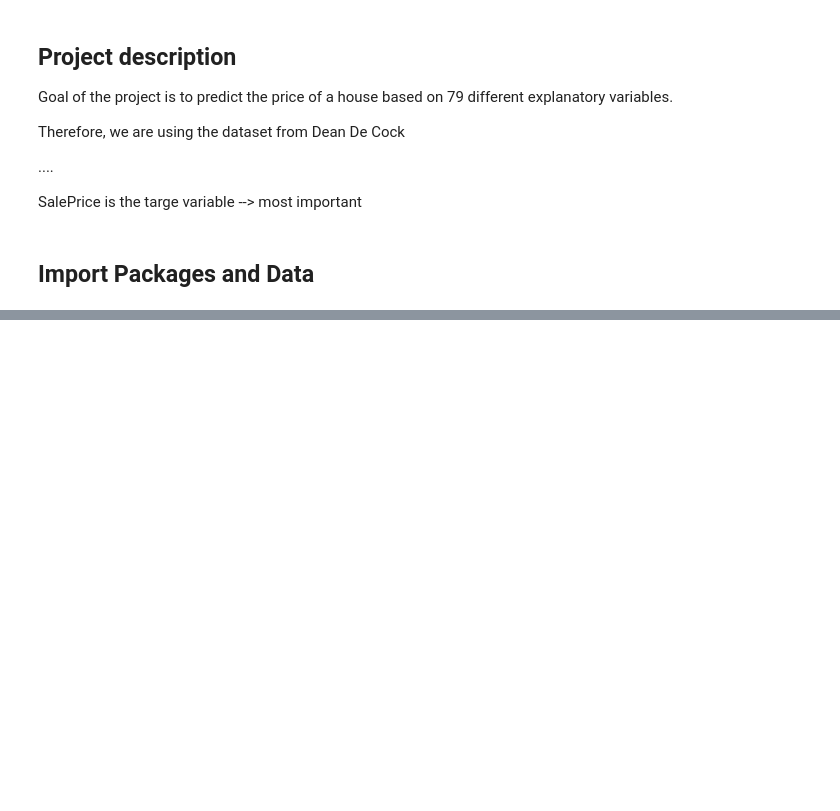
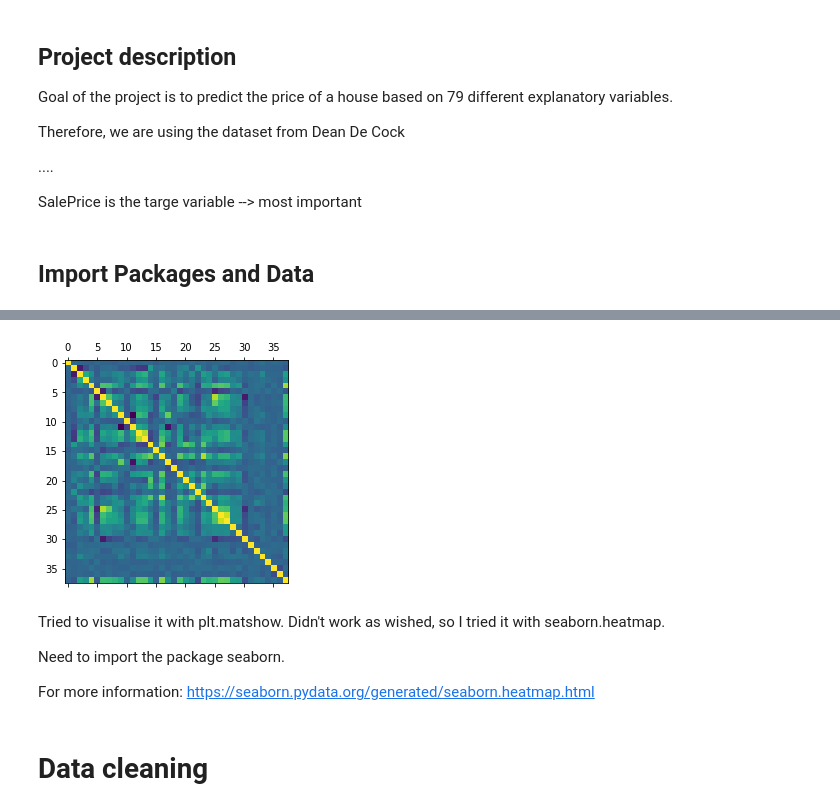
Before and after one commit to apfoertn/Kaggle_Challenge, a Jupyter notebook: Kaggle.ipynb, the cells around one changed output, grey strips where cells are left out. Saved outputs shown, nothing was run; the diff lists cells and outputs as text; code cells hidden in the pictures; blank space fills up the shorter version.

```diff
--- a/Kaggle.ipynb
+++ b/Kaggle.ipynb
@@ -102,0 +341,4 @@ Name: Alley, dtype: object
+# %%
+corr = train.corr()
+
+corr["SalePrice"].sort_values(ascending=False)[1:]
@@ -102,0 +363,13 @@ Name: Alley, dtype: object
+# %%
+plt.matshow(corr)
+plt.show()
+# %% [output]
+[figure, added]
+# %% [markdown]
+Tried to visualise it with plt.matshow. Didn't work as wished, so I tried it with seaborn.heatmap.
+
+Need to import the package seaborn.
+
+For more information: https://seaborn.pydata.org/generated/seaborn.heatmap.html
+# %% [markdown]
+# Data cleaning
```
Also changed, not shown: parts of 44 cells of this notebook.
